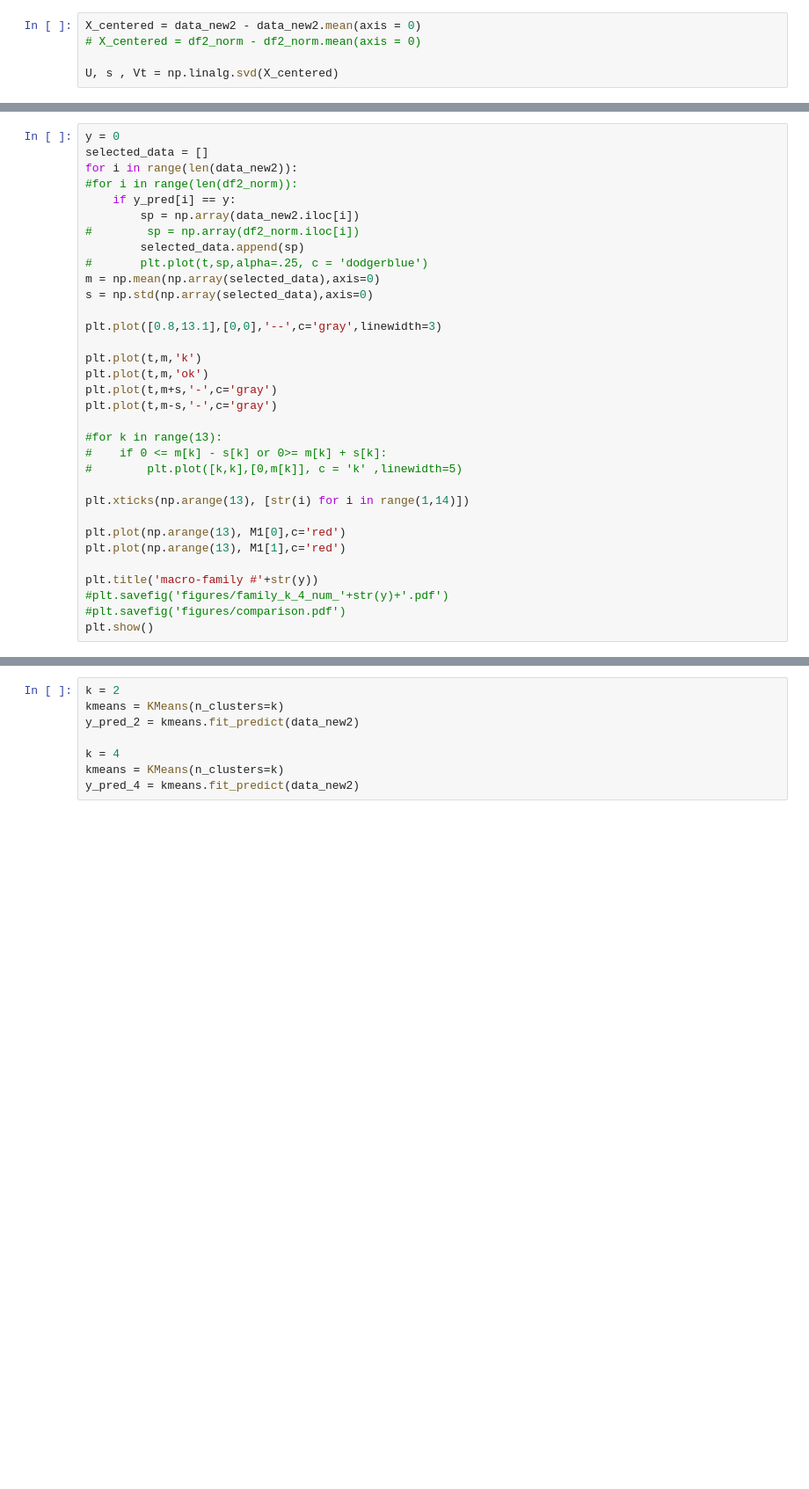
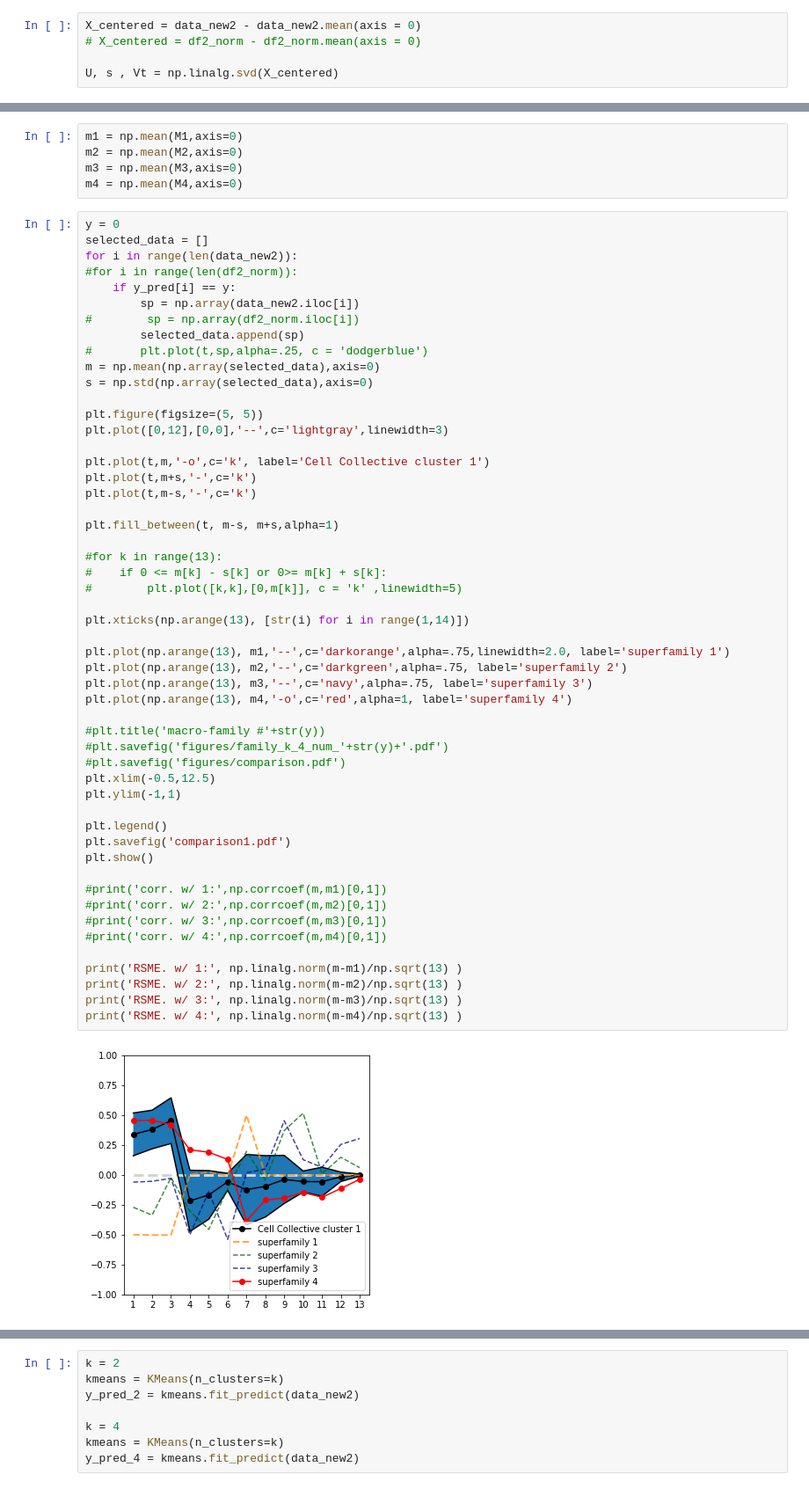
Before and after one commit to EnricoBorriello/Triads_Topology_Bio_Nets, a Jupyter notebook: Cell Collective.ipynb, the cells around one changed output, grey strips where cells are left out. Shown at 88% size. Cells and saved outputs as stored; diff of their text form; blank space fills up the shorter version.

```diff
--- a/Cell Collective.ipynb
+++ b/Cell Collective.ipynb
@@ -569,33 +647,59 @@ for y in np.unique(y_pred):
+# %%
+m1 = np.mean(M1,axis=0)
+m2 = np.mean(M2,axis=0)
+m3 = np.mean(M3,axis=0)
+m4 = np.mean(M4,axis=0)
 # %%
 y = 0
 selected_data = []
 for i in range(len(data_new2)):
 #for i in range(len(df2_norm)):
     if y_pred[i] == y:
         sp = np.array(data_new2.iloc[i])
 #        sp = np.array(df2_norm.iloc[i])
         selected_data.append(sp)
 #       plt.plot(t,sp,alpha=.25, c = 'dodgerblue')
 m = np.mean(np.array(selected_data),axis=0)
 s = np.std(np.array(selected_data),axis=0)
 
-plt.plot([0.8,13.1],[0,0],'--',c='gray',linewidth=3)
+plt.figure(figsize=(5, 5))
+plt.plot([0,12],[0,0],'--',c='lightgray',linewidth=3)
 
-plt.plot(t,m,'k')
-plt.plot(t,m,'ok')
-plt.plot(t,m+s,'-',c='gray')
-plt.plot(t,m-s,'-',c='gray')
+plt.plot(t,m,'-o',c='k', label='Cell Collective cluster 1')
+plt.plot(t,m+s,'-',c='k')
+plt.plot(t,m-s,'-',c='k')
+
+plt.fill_between(t, m-s, m+s,alpha=1)
 
 #for k in range(13):
 #    if 0 <= m[k] - s[k] or 0>= m[k] + s[k]:
 #        plt.plot([k,k],[0,m[k]], c = 'k' ,linewidth=5)
 
 plt.xticks(np.arange(13), [str(i) for i in range(1,14)])
 
-plt.plot(np.arange(13), M1[0],c='red')
-plt.plot(np.arange(13), M1[1],c='red')
+plt.plot(np.arange(13), m1,'--',c='darkorange',alpha=.75,linewidth=2.0, label='superfamily 1')
+plt.plot(np.arange(13), m2,'--',c='darkgreen',alpha=.75, label='superfamily 2')
+plt.plot(np.arange(13), m3,'--',c='navy',alpha=.75, label='superfamily 3')
+plt.plot(np.arange(13), m4,'-o',c='red',alpha=1, label='superfamily 4')
 
-plt.title('macro-family #'+str(y))
+#plt.title('macro-family #'+str(y))
 #plt.savefig('figures/family_k_4_num_'+str(y)+'.pdf')
 #plt.savefig('figures/comparison.pdf')
+plt.xlim(-0.5,12.5)
+plt.ylim(-1,1)
+
+plt.legend()
+plt.savefig('comparison1.pdf')
 plt.show()
+
+#print('corr. w/ 1:',np.corrcoef(m,m1)[0,1])
+#print('corr. w/ 2:',np.corrcoef(m,m2)[0,1])
+#print('corr. w/ 3:',np.corrcoef(m,m3)[0,1])
+#print('corr. w/ 4:',np.corrcoef(m,m4)[0,1])
+
+print('RSME. w/ 1:', np.linalg.norm(m-m1)/np.sqrt(13) )
+print('RSME. w/ 2:', np.linalg.norm(m-m2)/np.sqrt(13) )
+print('RSME. w/ 3:', np.linalg.norm(m-m3)/np.sqrt(13) )
+print('RSME. w/ 4:', np.linalg.norm(m-m4)/np.sqrt(13) )
+# %% [output]
+[figure, added]
```
Also changed, not shown: parts of 24 cells of this notebook.
